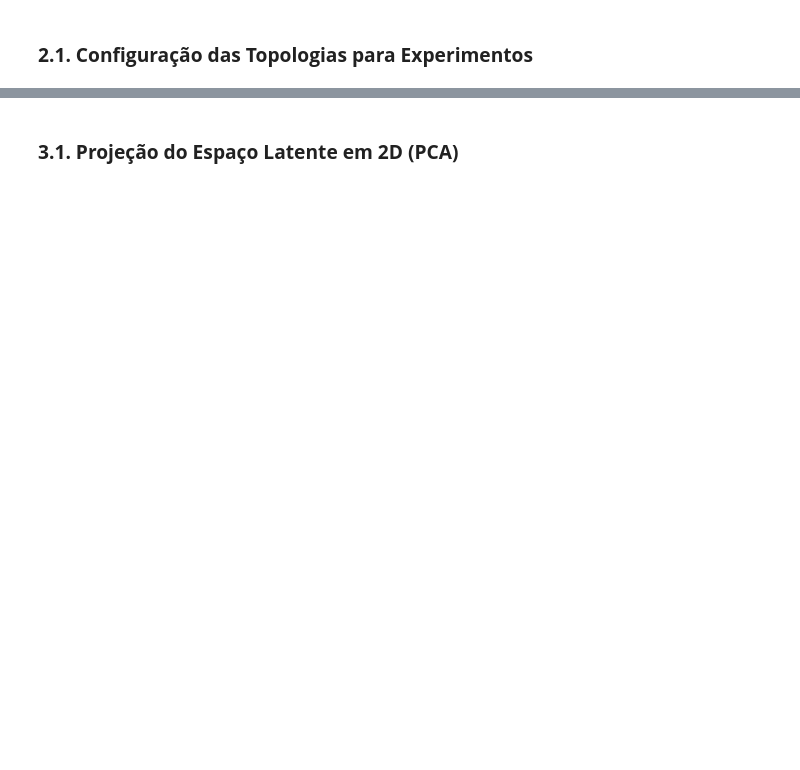
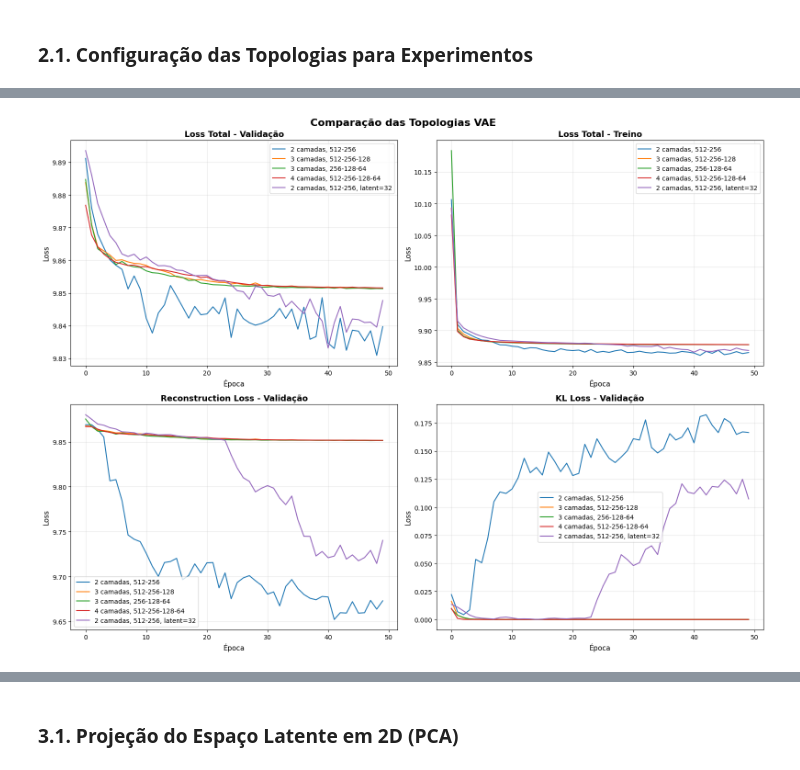
Before and after one commit to TalesMiguel/neural_networks_ppg_cc, a Jupyter notebook: a3_gan.ipynb, the cells around one changed output, grey strips where cells are left out. Drawn from its saved outputs; the diff is of its cells as text; code cells hidden in the pictures; blank space fills up the shorter version.

```diff
--- a/a3_gan.ipynb
+++ b/a3_gan.ipynb
@@ -167,0 +194,9 @@ plt.show()
+# %%
+import os
+
+results_file = 'vae_results.pkl'
+
+if os.path.exists(results_file):
+    print("Arquivo de resultados encontrado! Carregando...")
+    with open(results_file, 'rb') as f:
+        results = pickle.load(f)
@@ -167,0 +216,40 @@ plt.show()
+# %%
+fig, axes = plt.subplots(2, 2, figsize=(16, 12))
+
+axes[0, 0].set_title('Loss Total - Validação', fontsize=13, fontweight='bold')
+for r in results:
+    axes[0, 0].plot(r['history']['val_total_loss'], label=r['name'])
+axes[0, 0].set_xlabel('Época', fontsize=11)
+axes[0, 0].set_ylabel('Loss', fontsize=11)
+axes[0, 0].legend()
+axes[0, 0].grid(True, alpha=0.3)
+
+axes[0, 1].set_title('Loss Total - Treino', fontsize=13, fontweight='bold')
+for r in results:
+    axes[0, 1].plot(r['history']['total_loss'], label=r['name'])
+axes[0, 1].set_xlabel('Época', fontsize=11)
+axes[0, 1].set_ylabel('Loss', fontsize=11)
+axes[0, 1].legend()
+axes[0, 1].grid(True, alpha=0.3)
+
+axes[1, 0].set_title('Reconstruction Loss - Validação', fontsize=13, fontweight='bold')
+for r in results:
+    axes[1, 0].plot(r['history']['val_reconstruction_loss'], label=r['name'])
+axes[1, 0].set_xlabel('Época', fontsize=11)
+axes[1, 0].set_ylabel('Loss', fontsize=11)
+axes[1, 0].legend()
+axes[1, 0].grid(True, alpha=0.3)
+
+axes[1, 1].set_title('KL Loss - Validação', fontsize=13, fontweight='bold')
+for r in results:
+    axes[1, 1].plot(r['history']['val_kl_loss'], label=r['name'])
+axes[1, 1].set_xlabel('Época', fontsize=11)
+axes[1, 1].set_ylabel('Loss', fontsize=11)
+axes[1, 1].legend()
+axes[1, 1].grid(True, alpha=0.3)
+
+plt.suptitle('Comparação das Topologias VAE', fontsize=16, fontweight='bold')
+plt.tight_layout()
+plt.show()
+# %% [output]
+[figure, added]
```
Also changed, not shown: parts of 17 cells of this notebook.
